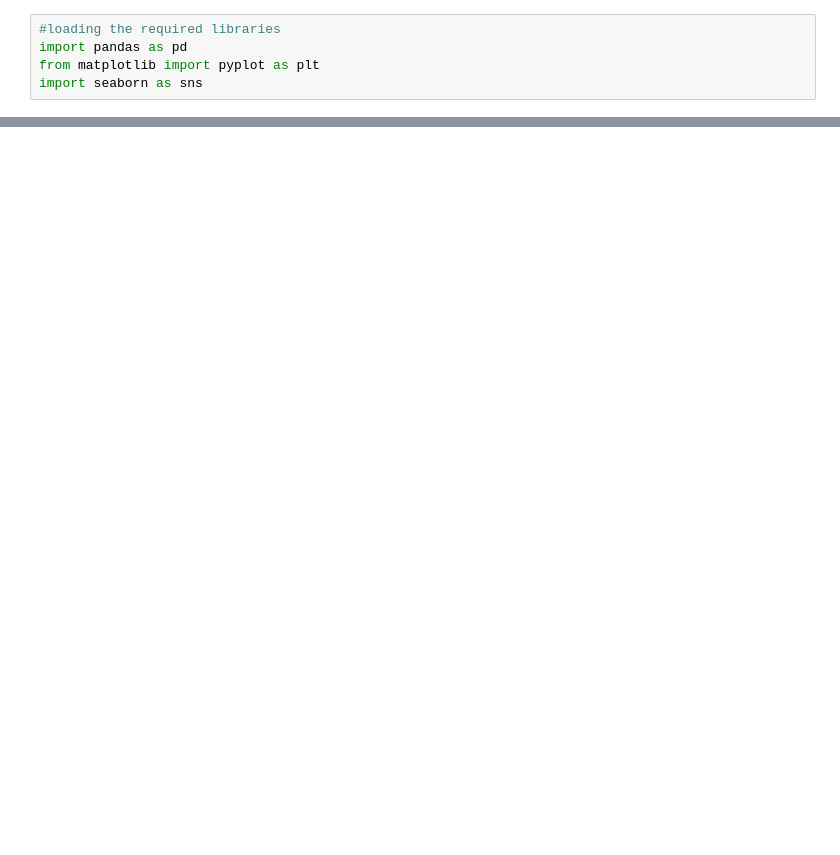
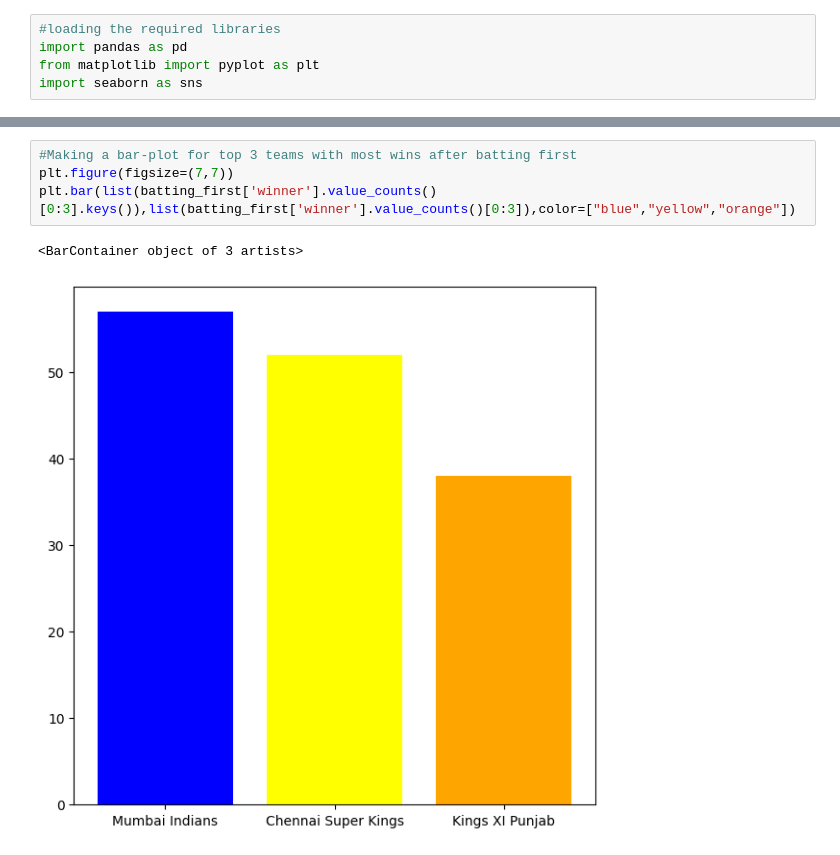
Before and after one commit to CoderMacha/EDA-on-ipl-data, a Jupyter notebook: ipl.ipynb, the cells around one changed output, grey strips where cells are left out. Cells and saved outputs as stored; diff of their text form; blank space fills up the shorter version.

```diff
--- a/ipl.ipynb
+++ b/ipl.ipynb
@@ -10,0 +153,7 @@ FileNotFoundError: [Errno 2] No such file or directory: 'required_data/matches(1
+# %%
+#Making a bar-plot for top 3 teams with most wins after batting first
+plt.figure(figsize=(7,7))
+plt.bar(list(batting_first['winner'].value_counts()[0:3].keys()),list(batting_first['winner'].value_counts()[0:3]),color=["blue","yellow","orange"])
+# %% [output]
+<BarContainer object of 3 artists>
+[figure, added]
```
Also changed, not shown: parts of 24 cells of this notebook, 1 other file.
